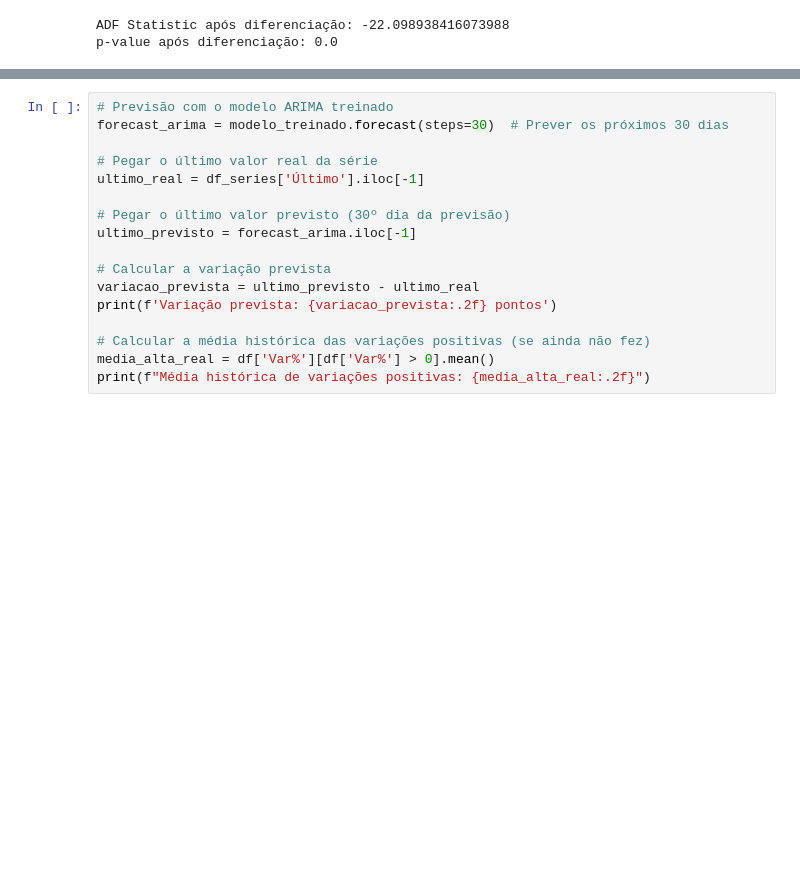
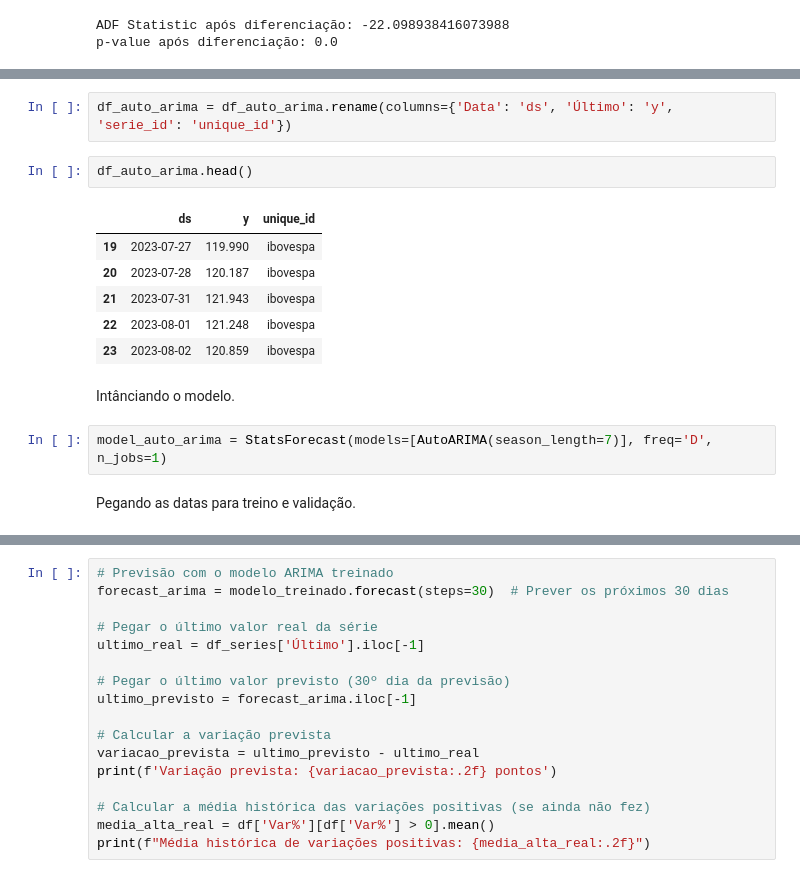
Before and after one commit to CorsiIsa/Tech_Challenge_IBOVESPA, a Jupyter notebook: Tech_Challenge2_IBOVESPA_Notebook copy(completo final).ipynb, the cells around one changed output, grey strips where cells are left out. Cells and saved outputs as stored; diff of their text form; blank space fills up the shorter version.

```diff
--- a/Tech_Challenge2_IBOVESPA_Notebook copy(completo final).ipynb
+++ b/Tech_Challenge2_IBOVESPA_Notebook copy(completo final).ipynb
@@ -464,0 +520,17 @@ p-value após diferenciação: 0.0
+# %%
+df_auto_arima = df_auto_arima.rename(columns={'Data': 'ds', 'Último': 'y', 'serie_id': 'unique_id'})
+# %%
+df_auto_arima.head()
+# %% [output]
+|  | ds | y | unique_id |
+| 19 | 2023-07-27 | 119.990 | ibovespa |
+| 20 | 2023-07-28 | 120.187 | ibovespa |
+| 21 | 2023-07-31 | 121.943 | ibovespa |
+| 22 | 2023-08-01 | 121.248 | ibovespa |
+| 23 | 2023-08-02 | 120.859 | ibovespa |
+# %% [markdown]
+Intânciando o modelo.
+# %%
+model_auto_arima = StatsForecast(models=[AutoARIMA(season_length=7)], freq='D', n_jobs=1)
+# %% [markdown]
+Pegando as datas para treino e validação.
```
Also changed, not shown: parts of 32 cells of this notebook.
